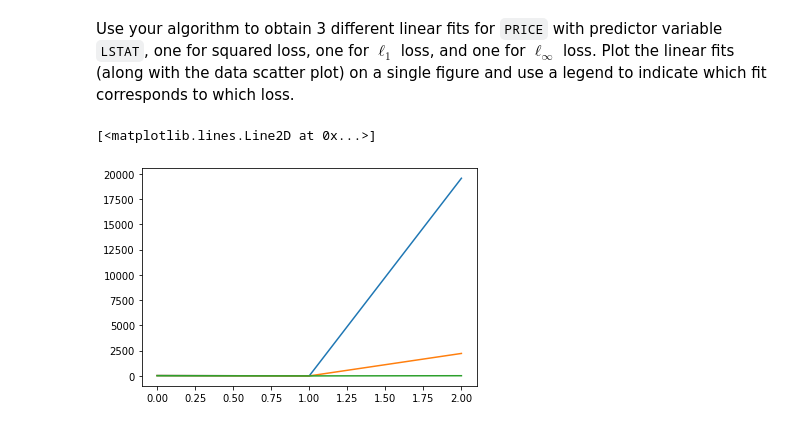
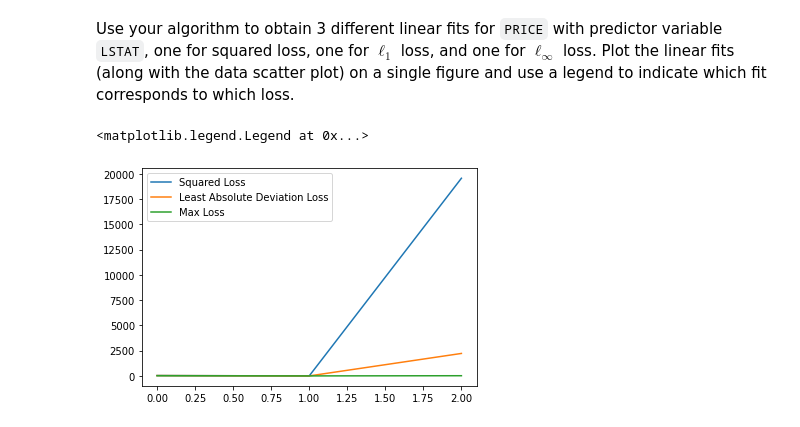
Before and after one commit to VishalShah1999/Machine-Learning, a Jupyter notebook: lab1.ipynb, the cells around one changed output. Cells and saved outputs as stored; diff of their text form; code cells hidden in the pictures.

```diff
--- a/lab1.ipynb
+++ b/lab1.ipynb
@@ -333,9 +333,10 @@ loss_1 = fit_approx(a,b)
 loss_2 = fit_approx_l1(a,b)
 loss_3 = fit_approx_max(a,b)
 # %%
-plt.plot(loss_1, label = "curve 1")
-plt.plot(loss_2, label = "curve 2")
-plt.plot(loss_3, label = "curve 2")
+plt.plot(loss_1, label = "Squared Loss")
+plt.plot(loss_2, label = "Least Absolute Deviation Loss")
+plt.plot(loss_3, label = "Max Loss")
+plt.legend()
 # %% [output]
-[<matplotlib.lines.Line2D at 0x...>]
+<matplotlib.legend.Legend at 0x...>
-[figure, old version]
+[figure, new version]
```
